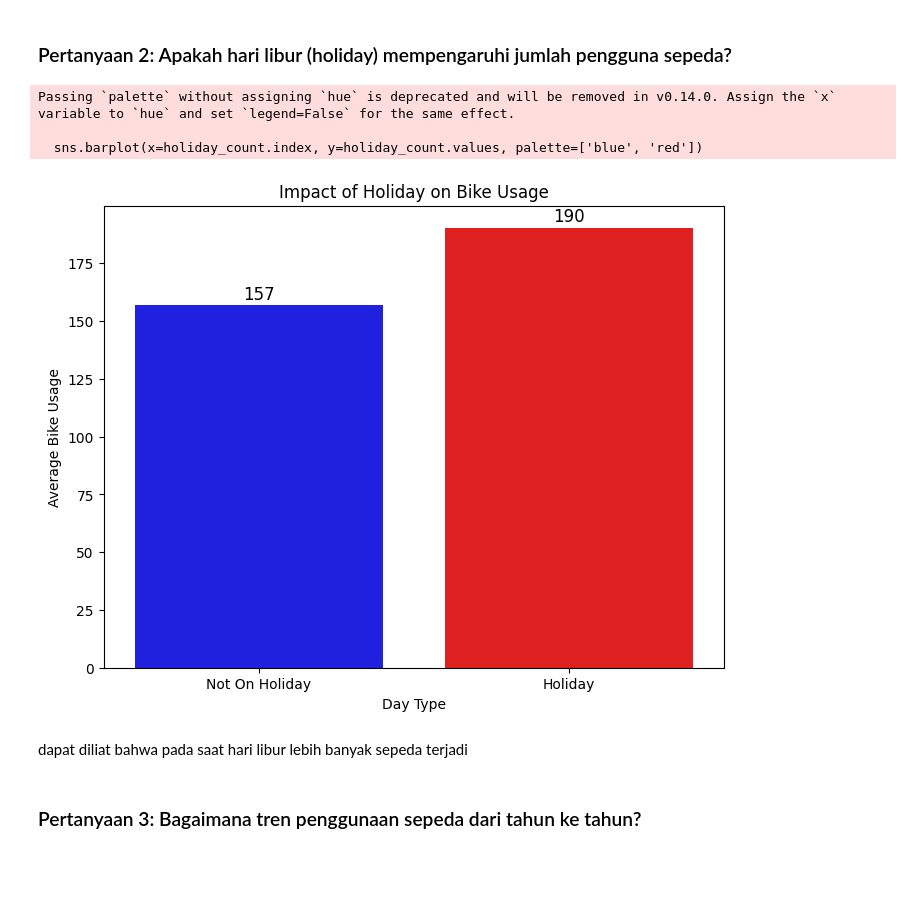
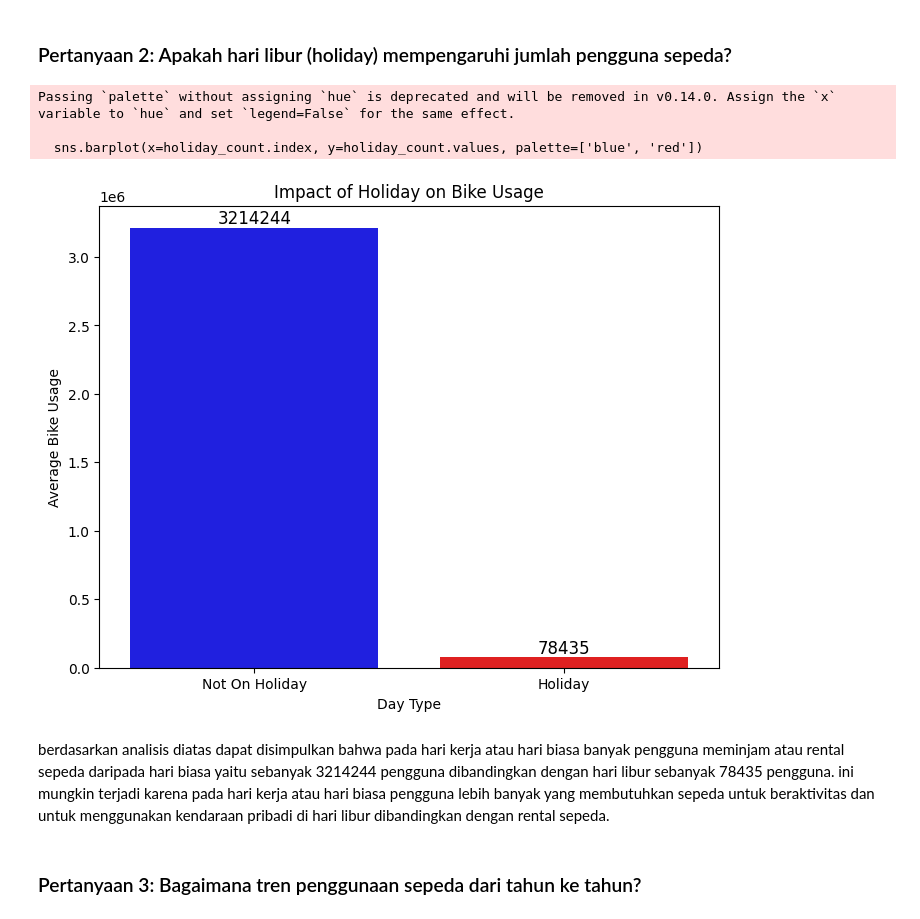
Before and after one commit to zaki903/submision-Bike-Sharing, a Jupyter notebook: Proyek_Analisis_Data.ipynb, the cells around one changed output. Cells and saved outputs as stored; diff of their text form; code cells hidden in the pictures; blank space fills up the shorter version.

```diff
--- a/Proyek_Analisis_Data.ipynb
+++ b/Proyek_Analisis_Data.ipynb
@@ -360,10 +336,10 @@ dapat kita liat waktu rata rata tertinggi peminjaman sepeda adalah pada jam 5,6,
 # %%
 all_df = hour_df.copy()
 mapping_year = {0: '2011', 1: '2012'}
-mapping_month = {1: 'January', 2: 'February', 3: 'March', 4: 'April', 5: 'May', 6: 'June', 7: 'July', 8: 'August', 9: 'September', 10: 'October', 11: 'November', 12: 'December'}
+mapping_month = {1: 'Jan', 2: 'Feb', 3: 'March', 4: 'Apr', 5: 'May', 6: 'Jun', 7: 'Jul', 8: 'Aug', 9: 'Sept', 10: 'Oct', 11: 'Nov', 12: 'Dec'}
 mapping_season = {1:'Spring', 2: 'Summer', 3:'Fall', 4:'Winter'}
 mapping_weathersit = {1:'Clear', 2: 'Cloudy', 3:'Light Snow/Rain', 4:'Heavy Rain/Ice Pallets'}
-mapping_holiday = {0:'Not On Holiday', 1:'Holiday'}
+mapping_holiday = {0:'Holiday', 1:'Not On Holiday'}
 
 all_df['year'] = all_df['year'].map(mapping_year)
 all_df['month'] = all_df['month'].map(mapping_month)
@@ -374,7 +350,7 @@ all_df['temp'] = all_df['temp'] * 41
 all_df['hum'] = hour_df['hum'] * 100
 all_df['windspeed'] = hour_df['windspeed'] * 67
 all_df['holiday'] = all_df['holiday'].map(mapping_holiday)
-all_df = all_df[['date', 'year', 'month', 'hr', 'weekday', 'season', 'weathersit','cnt', 'registered', 'casual', 'temp', 'hum',	'windspeed', 'holiday']]
+all_df = all_df[['date', 'year', 'month', 'hr', 'weekday', 'workingday', 'season', 'weathersit','cnt', 'registered', 'casual', 'temp', 'hum',	'windspeed', 'holiday']]
 
 print(all_df)
 # %% [output]
@@ -463,25 +439,25 @@ dari visualisasi diatas peminjaman sepeda terbanyak terjadi pada saat kecepatan
 # %% [markdown]
 ### Pertanyaan 2: Apakah hari libur (holiday) mempengaruhi jumlah pengguna sepeda?
 # %%
-holiday_count = all_df.groupby('holiday')['cnt'].mean()
+holiday_count = all_df.groupby('holiday')['cnt'].sum()
 plt.figure(figsize=(8, 6))
 sns.barplot(x=holiday_count.index, y=holiday_count.values, palette=['blue', 'red'])
 
 plt.xticks(ticks=[0, 1], labels=['Not On Holiday', 'Holiday'])
 plt.xlabel("Day Type")
 plt.ylabel("Average Bike Usage")
 plt.title("Impact of Holiday on Bike Usage")
 
 for i, v in enumerate(holiday_count.values):
     plt.text(i, v + 1, f"{v:.0f}", ha='center', va='bottom', fontsize=12)
 plt.show()
 # %% [output]
 Passing `palette` without assigning `hue` is deprecated and will be removed in v0.14.0. Assign the `x` variable to `hue` and set `legend=False` for the same effect.
 
   sns.barplot(x=holiday_count.index, y=holiday_count.values, palette=['blue', 'red'])
-[figure, old version]
+[figure, new version]
-# %% [markdown]
-dapat diliat bahwa pada saat hari libur lebih banyak sepeda terjadi
+# %% [markdown]
+berdasarkan analisis diatas dapat disimpulkan bahwa pada hari kerja atau hari biasa banyak pengguna meminjam atau rental sepeda daripada hari biasa yaitu sebanyak 3214244 pengguna dibandingkan dengan hari libur sebanyak 78435 pengguna. ini mungkin terjadi karena pada hari kerja atau hari biasa pengguna lebih banyak yang membutuhkan sepeda untuk beraktivitas dan untuk menggunakan kendaraan pribadi di hari libur dibandingkan dengan rental sepeda.
 # %% [markdown]
 ### Pertanyaan 3: Bagaimana tren penggunaan sepeda dari tahun ke tahun?
 # %%
```
Also changed, not shown: parts of 14 cells of this notebook, 3 other files.
